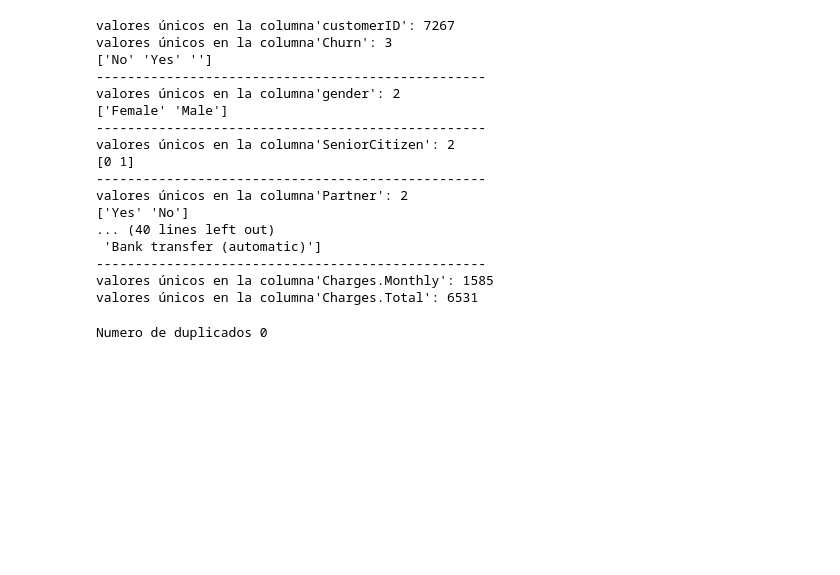
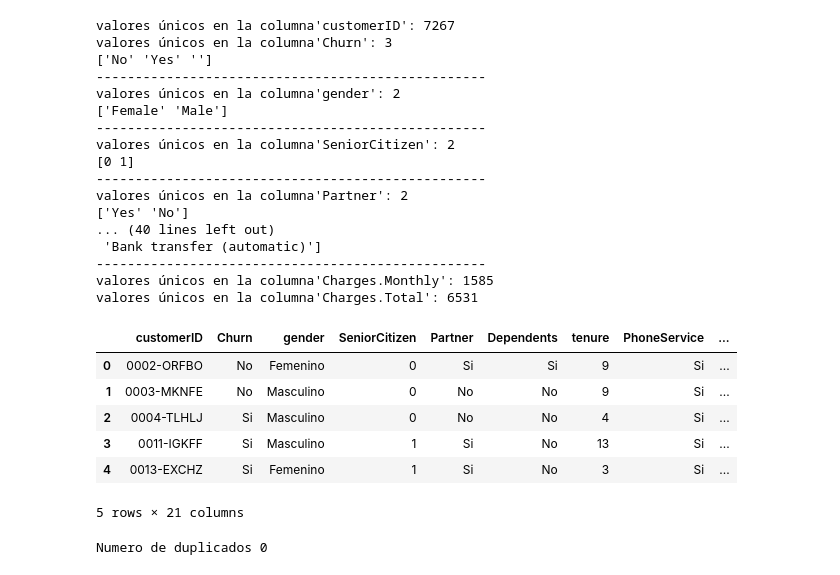
Before and after one commit to educhile1/TelecomLatam, a Jupyter notebook: TelecomX_EduardoCayun.ipynb, the cells around one changed output. Cells and saved outputs as stored; diff of their text form; code cells hidden in the pictures; blank space fills up the shorter version.

```diff
--- a/TelecomX_EduardoCayun.ipynb
+++ b/TelecomX_EduardoCayun.ipynb
@@ -165,6 +165,18 @@ valores únicos en la columna'Partner': 2
 --------------------------------------------------
 valores únicos en la columna'Charges.Monthly': 1585
 valores únicos en la columna'Charges.Total': 6531
+# %%
+datos= datos.replace({"Yes": "Si", "One year": "1 año", "Month-to-month":"Mes a Mes", "Two year":"2 años", "Male":"Masculino", "Female":"Femenino","No internet service": "Sin Servicio de Internet", "Mailed check":"Cheque por Correo",  "Electronic check":"Cheque Electronico", 'Credit card (automatic)':"Tarjeta de Credito(Auto Pay)",
+ "Bank transfer (automatic)": "Transferencia Bancaria(Auto Pay)" })
+datos.head()
+# %% [output]
+|  | customerID | Churn | gender | SeniorCitizen | Partner | Dependents | tenure | PhoneService | ... |
+| 0 | 0002-ORFBO | No | Femenino | 0 | Si | Si | 9 | Si | ... |
+| 1 | 0003-MKNFE | No | Masculino | 0 | No | No | 9 | Si | ... |
+| 2 | 0004-TLHLJ | Si | Masculino | 0 | No | No | 4 | Si | ... |
+| 3 | 0011-IGKFF | Si | Masculino | 1 | Si | No | 13 | Si | ... |
+| 4 | 0013-EXCHZ | Si | Femenino | 1 | Si | No | 3 | Si | ... |
+5 rows × 21 columns
 # %%
 #Duplicados
 print("Numero de duplicados", datos.duplicated().sum())
```
Also changed, not shown: parts of 3 cells of this notebook.
